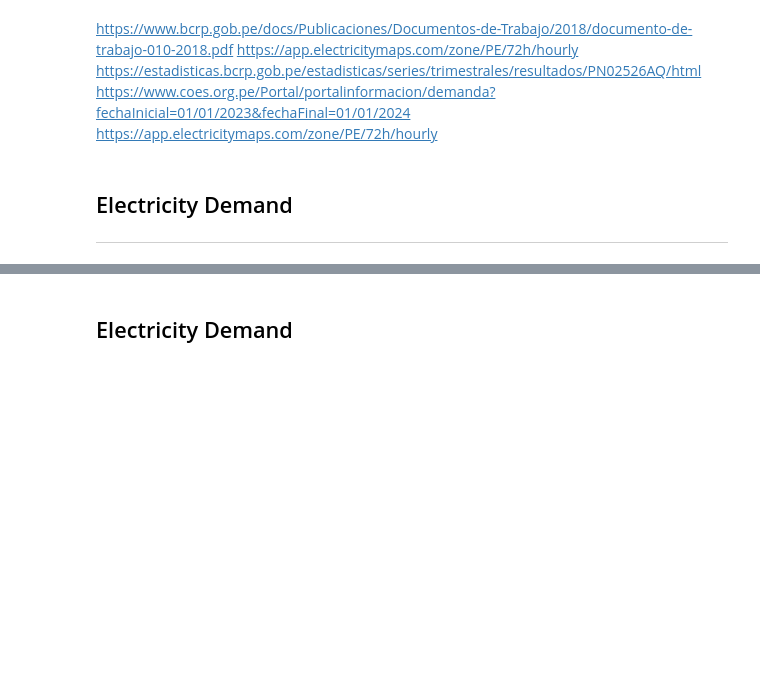
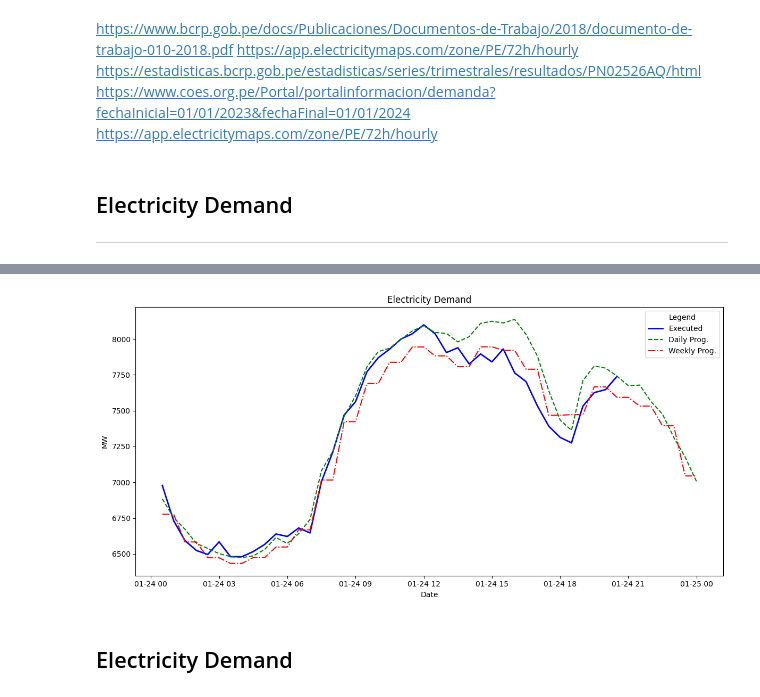
Before and after one commit to Mike-R0d/GDP-Nowcasting-Using-Electricity-Consumption, a Jupyter notebook: Nowcasting_GDP_Using_Electricity_Consumption.ipynb, the cells around one changed output, grey strips where cells are left out. Drawn from its saved outputs; the diff is of its cells as text; code cells hidden in the pictures; blank space fills up the shorter version.

```diff
--- a/Nowcasting_GDP_Using_Electricity_Consumption.ipynb
+++ b/Nowcasting_GDP_Using_Electricity_Consumption.ipynb
@@ -139,6 +139,30 @@ fig.update_layout(
 )
 # %% [output]
 [interactive output not drawn]
+# %%
+# prompt: usa la libreria sns para hacer la misma grafica, creo que tienes que importar la libreria tambien y prog debe estar en lineas punteadas
+
+import seaborn as sns
+import matplotlib.pyplot as plt
+
+# Assuming 'df' is already defined from the previous code
+
+# Create the plot using seaborn
+plt.figure(figsize=(12, 6))  # Adjust figure size as needed
+sns.lineplot(x='Date', y='Executed', data=df, label='Executed', color='blue', linewidth=2)
+sns.lineplot(x='Date', y='Daily Prog.', data=df, label='Daily Prog.', color='green', linestyle='--')
+sns.lineplot(x='Date', y='Weekly Prog.', data=df, label='Weekly Prog.', color='red', linestyle='-.')
+
+# Customize the plot
+plt.title("Electricity Demand")
+plt.xlabel("Date")
+plt.ylabel("MW")
+plt.legend(title="Legend")
+plt.grid(False)  # Remove grid lines
+plt.tight_layout() # Adjust layout to prevent labels from overlapping
+plt.show()
+# %% [output]
+[figure, added]
 # %% [markdown]
 ## Electricity Demand
 # %% [markdown]
```
